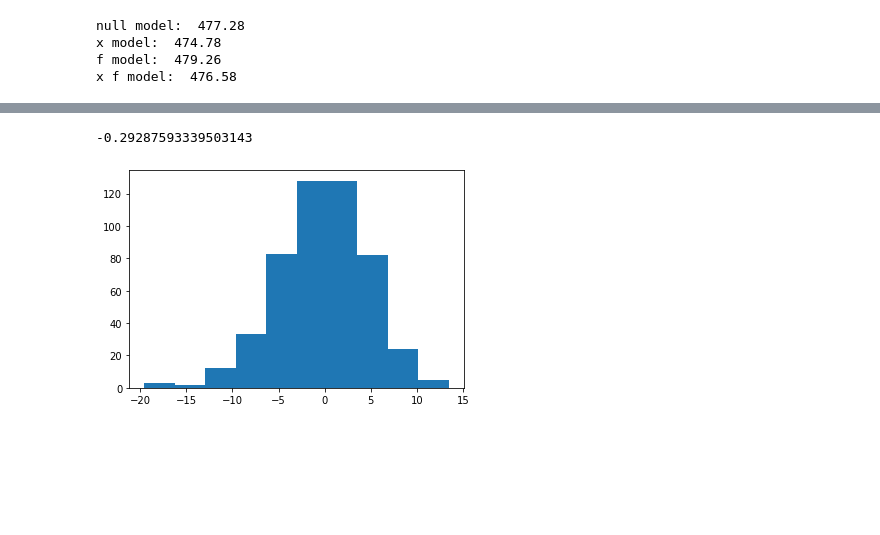
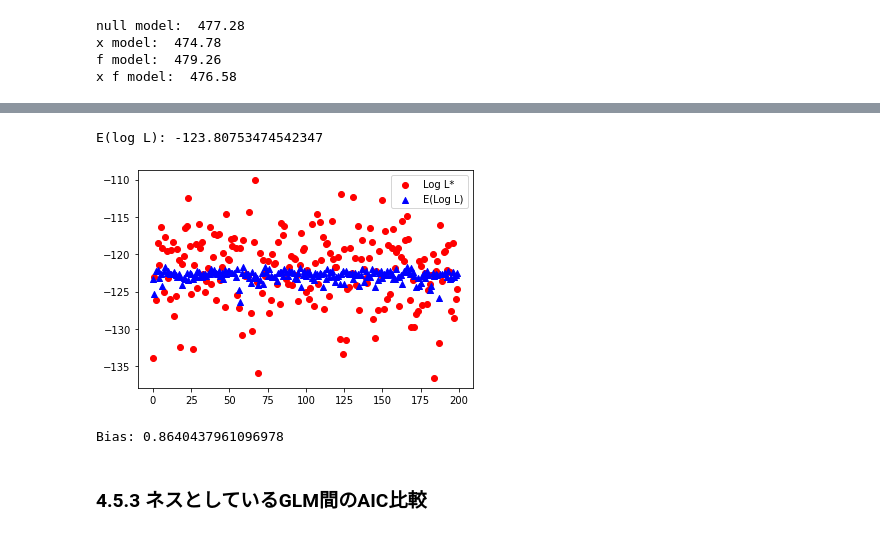
Before and after one commit to yoshino/green-book, a Jupyter notebook: chapter4.ipynb, the cells around one changed output, grey strips where cells are left out. Drawn from its saved outputs; the diff is of its cells as text; code cells hidden in the pictures; blank space fills up the shorter version.

```diff
--- a/chapter4.ipynb
+++ b/chapter4.ipynb
@@ -250,6 +237,54 @@ print(bias)
-# %%
-plt.hist(bias)
-np.mean(bias) # 本当は1に近い値が出てほしい(平均対数尤度の出し方が間違っている？)
-# %% [output]
--0.29287593339503143
-[figure, removed]
+# %%
+import pandas as pd
+import math
+
+# 真のモデルから200セットのデータを生成
+data_random_200 = [pd.DataFrame(np.random.poisson(8, len(data)), columns=['y']) for i in range(200)]
+
+# 200セットのデータに対して、推測したモデルの切片を利用して200個の対数尤度を計算
+lls = []
+for d in data_random_200:
+    lls.append(sum(poisson.logpmf(d, math.exp(result.params['Intercept']))))
+
+# 平均対数尤度を計算
+elogl = np.sum(lls) / len(lls)
+print('E(log L):', elogl)
+# %% [output]
+E(log L): -123.80753474542347
+# %%
+# 1セットの最大対数尤度と200セットの平均対数尤度を200回ずつ計測する
+# どれくらい対数尤度にぶれがあるのか？
+logls = []
+elogls = []
+
+for i in range(200):
+    data_random = pd.DataFrame(np.random.poisson(8, 50), columns=['y'])
+
+    results = smf.poisson('y ~ 1', data=data_random).fit(disp=0)
+    logls.append(results.llf)
+
+    data_random_200 = [pd.DataFrame(np.random.poisson(8, len(data_random)), columns=['y']) for i in range(200)]
+
+    lls = []
+    for d in data_random_200:
+        lls.append(sum(poisson.logpmf(d, math.exp(results.params['Intercept']))))
+    elogls.append(np.sum(lls) / len(lls))
+# %%
+# 最大対数尤度(赤○)と平均対数尤度(青▲)を散布図でプロット
+x = np.arange(200)
+plt.scatter(x, logls, color='red', marker='o', label='Log L*')
+plt.scatter(x, elogls, color='blue', marker='^', label='E(Log L)')
+plt.legend(loc='best')
+plt.show()
+# %% [output]
+[figure, added]
+# %%
+# 最大対数尤度と平均対数尤度の標本平均の差(=バイアス)を計算
+# バイアス: 推定用データのあてまりの良さである「最大対数尤度」 - 予測の良さを表す「平均対数尤度」
+# => AICはバイアスの値を考慮されているこということになる
+b = np.average(logls) - np.average(elogls)
+print('Bias:', b)
+# %% [output]
+Bias: 0.8640437961096978
+# %% [markdown]
+### 4.5.3 ネスとしているGLM間のAIC比較
```
Also changed, not shown: parts of 27 cells of this notebook, 11 other files.
